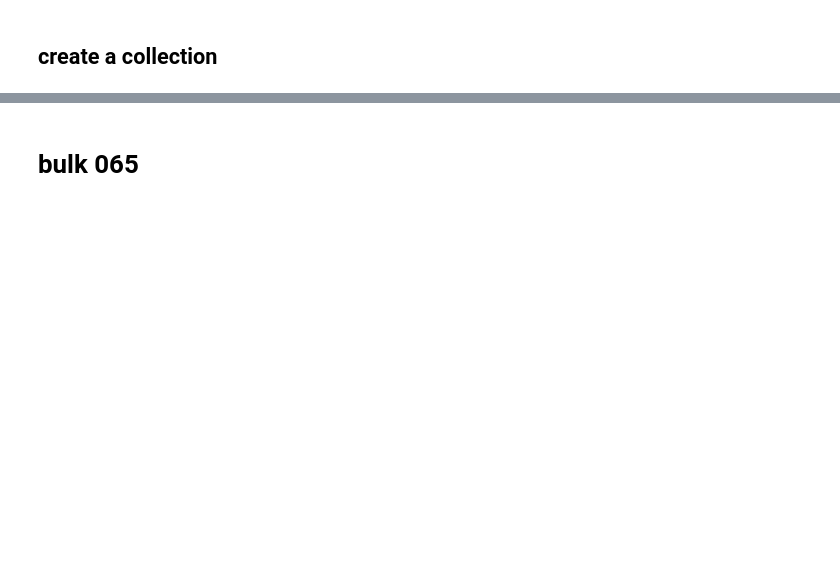
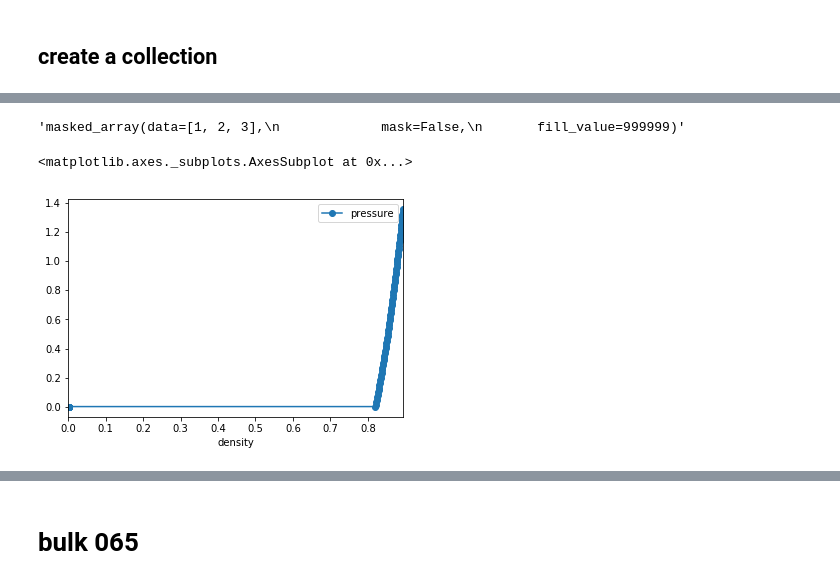
Before and after one commit to wpk-nist-gov/tmmc-lnpy, a Jupyter notebook: examples/1D/anal_1d_stuff.ipynb, the cells around one changed output, grey strips where cells are left out. Cells and saved outputs as stored; diff of their text form; code cells hidden in the pictures; blank space fills up the shorter version.

```diff
--- a/examples/1D/anal_1d_stuff.ipynb
+++ b/examples/1D/anal_1d_stuff.ipynb
@@ -211,0 +181,4 @@ Phases: nphase=2, mu=[-8.63733388]
+# %%
+%%timeit -n 3 -r 3
+ref.xgce._cache = {}
+ref.xgce.pi
@@ -211,0 +249,22 @@ Phases: nphase=2, mu=[-8.63733388]
+# %%
+repr(xx)
+# %% [output]
+'masked_array(data=[1, 2, 3],\n             mask=False,\n       fill_value=999999)'
+# %%
+dens = c.xgce.density
+pres = c.xgce.pressure()
+
+# mask values
+mask = pres.pipe(lambda x: x.max('phase') == x)
+
+df = (
+    xr.merge((dens, pres))
+    .where(mask).max('phase')
+    .to_dataframe()
+)
+
+
+df.plot('density','pressure',marker='o')
+# %% [output]
+<matplotlib.axes._subplots.AxesSubplot at 0x...>
+[figure, added]
```
Also changed, not shown: parts of 95 cells of this notebook, 12 other files.
